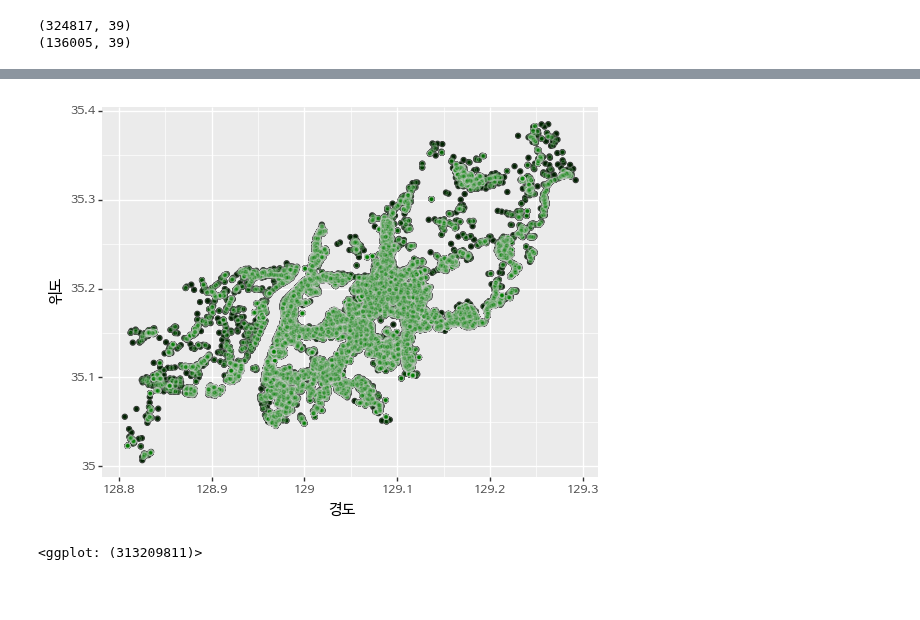
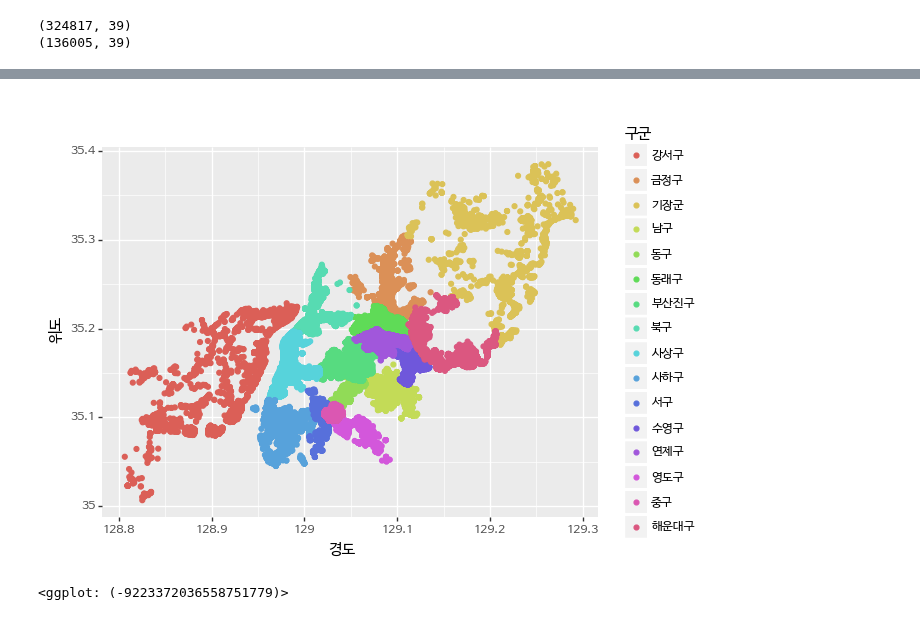
Before and after one commit to corazzon/OpenDataWrangling, a Jupyter notebook: commercial_store.ipynb, the cells around one changed output, grey strips where cells are left out. Saved outputs shown, nothing was run; the diff lists cells and outputs as text; code cells hidden in the pictures; blank space fills up the shorter version.

```diff
--- a/commercial_store.ipynb
+++ b/commercial_store.ipynb
@@ -194,0 +192,6 @@ print(shop_except_seoul.shape)
+# %%
+print(shop_201709_01.shape)
+shop_201709_01['시도'] = shop_201709_01['도로명주소'].str.split(' ', expand=True)[0]
+shop_201709_01['구군'] = shop_201709_01['도로명주소'].str.split(' ', expand=True)[1]
+print(shop_201709_01.shape)
+shop_201709_01.columns
@@ -195,12 +225,12 @@ print(shop_except_seoul.shape)
 # %%
 # 부산만 있는거 같다.
+# 서울만 제외한 나머지 지역으로 DF을 다시 생성해 준다.
+shop_except_seoul = shop_201709_01.loc[~shop_201709_01['도로명주소'].str.startswith('서울')]
 (ggplot(shop_except_seoul)
- + aes(x='경도', y='위도')
+ + aes(x='경도', y='위도', color='구군')
  + geom_point()
- + geom_jitter(fill='green', color='lightgray', alpha=0.25)
- + scale_fill_gradient(low = 'green', high = 'brown')
  + theme(text=element_text(family='NanumBarunGothic'))
 )
 # %% [output]
-[figure, old version]
+[figure, new version]
-<ggplot: (313209811)>
+<ggplot: (-9223372036558751779)>
```
Also changed, not shown: parts of 10 cells of this notebook.
